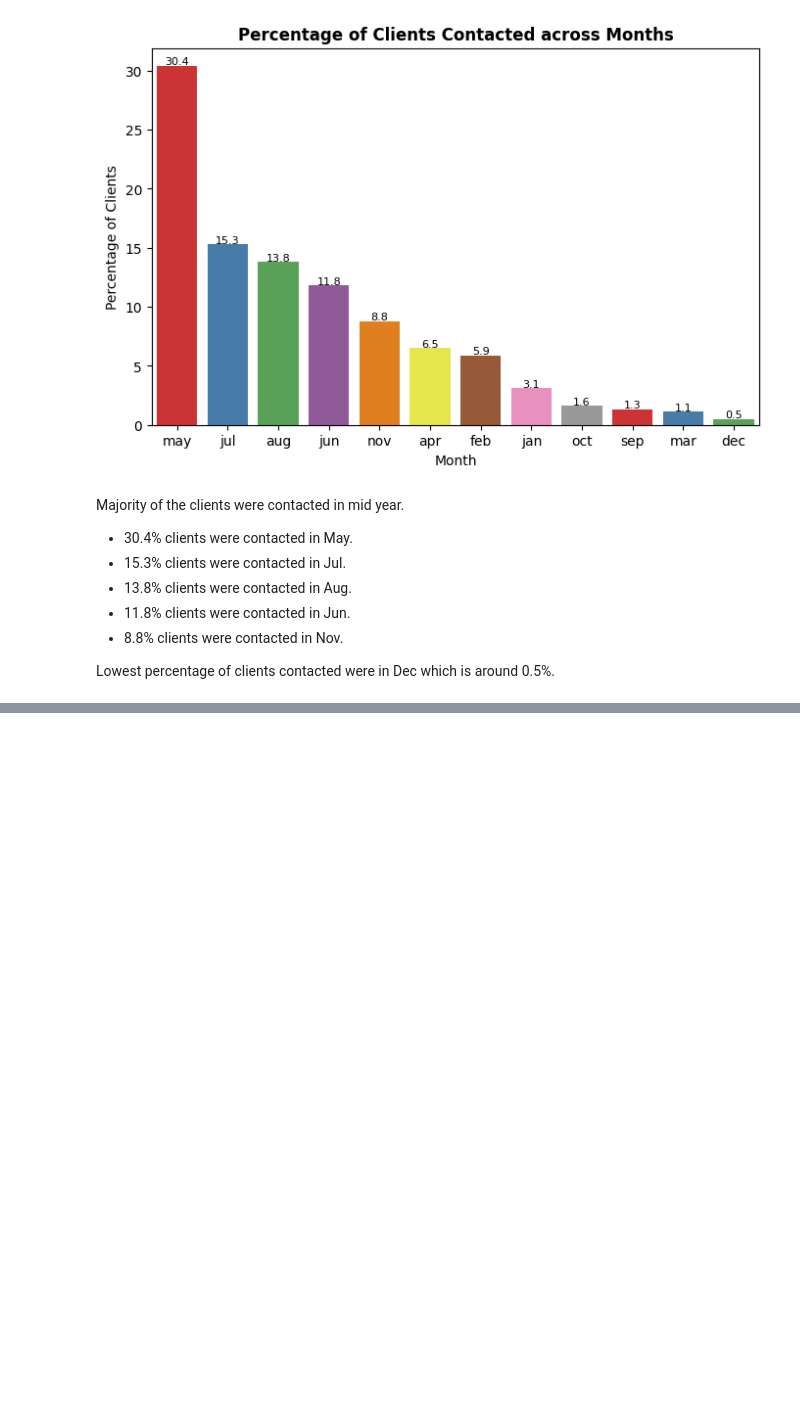
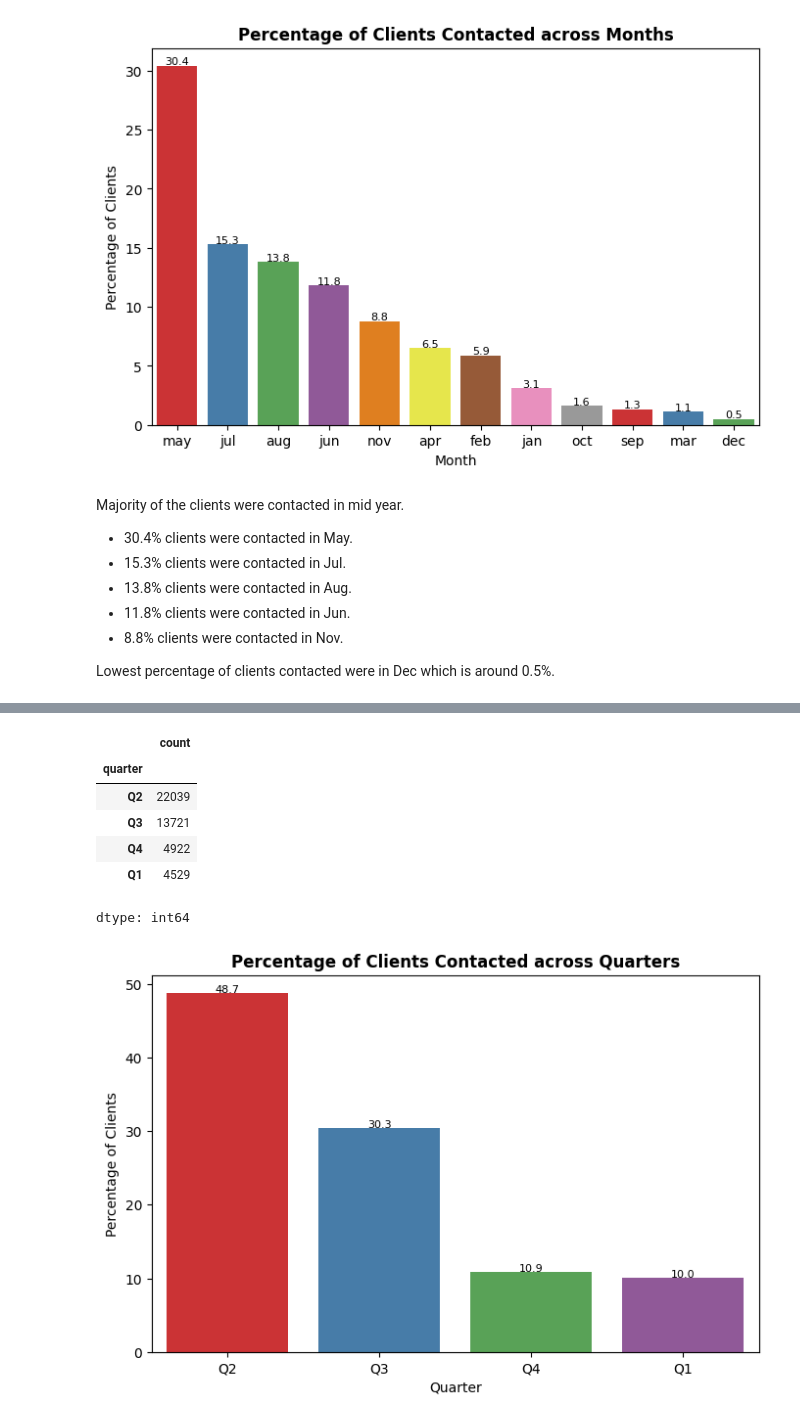
Before and after one commit to chayanbasu007/td_cross_sell_model, a Jupyter notebook: TD_Cross_Sell_Model.ipynb, the cells around one changed output, grey strips where cells are left out. Saved outputs shown, nothing was run; the diff lists cells and outputs as text; code cells hidden in the pictures; blank space fills up the shorter version.

```diff
--- a/TD_Cross_Sell_Model.ipynb
+++ b/TD_Cross_Sell_Model.ipynb
@@ -375,0 +378,10 @@ Lowest percentage of clients contacted were in Dec which is around 0.5%.
+# %%
+conditions = [(df['month']=='jan') | (df['month']=='feb') | (df['month']=='mar'),
+              (df['month']=='apr') | (df['month']=='may') | (df['month']=='jun'),
+              (df['month']=='jul') | (df['month']=='aug') | (df['month']=='sep'),
+              (df['month']=='oct') | (df['month']=='nov') | (df['month']=='dec')
+              ]
+categories =['Q1','Q2','Q3','Q4']
+
+df['quarter'] = np.select(conditions, categories, default ='unknown')
+df.head()
@@ -375,0 +395,25 @@ Lowest percentage of clients contacted were in Dec which is around 0.5%.
+# %%
+#Table
+display(df['quarter'].value_counts().reset_index())
+
+#Figure
+fig,axes = plt.subplots(1,1,figsize =(8,5))
+sns.countplot(data=df, x='quarter', stat= 'percent', ax= axes, palette = 'Set1')
+for bar in axes.patches:
+    height = bar.get_height()
+    axes.text(bar.get_x() + bar.get_width() / 2, height + 0.1,
+                f'{height:.1f}', ha='center', fontsize=8)
+
+plt.ylabel("Percentage of Clients")
+plt.xlabel("Quarter")
+plt.title("Percentage of Clients Contacted across Quarters", fontweight ='bold')
+plt.show()
+# %% [output]
+|  | count |
+| quarter |  |
+| Q2 | 22039 |
+| Q3 | 13721 |
+| Q4 | 4922 |
+| Q1 | 4529 |
+dtype: int64
+[figure, added]
```
Also changed, not shown: parts of 14 cells of this notebook.
